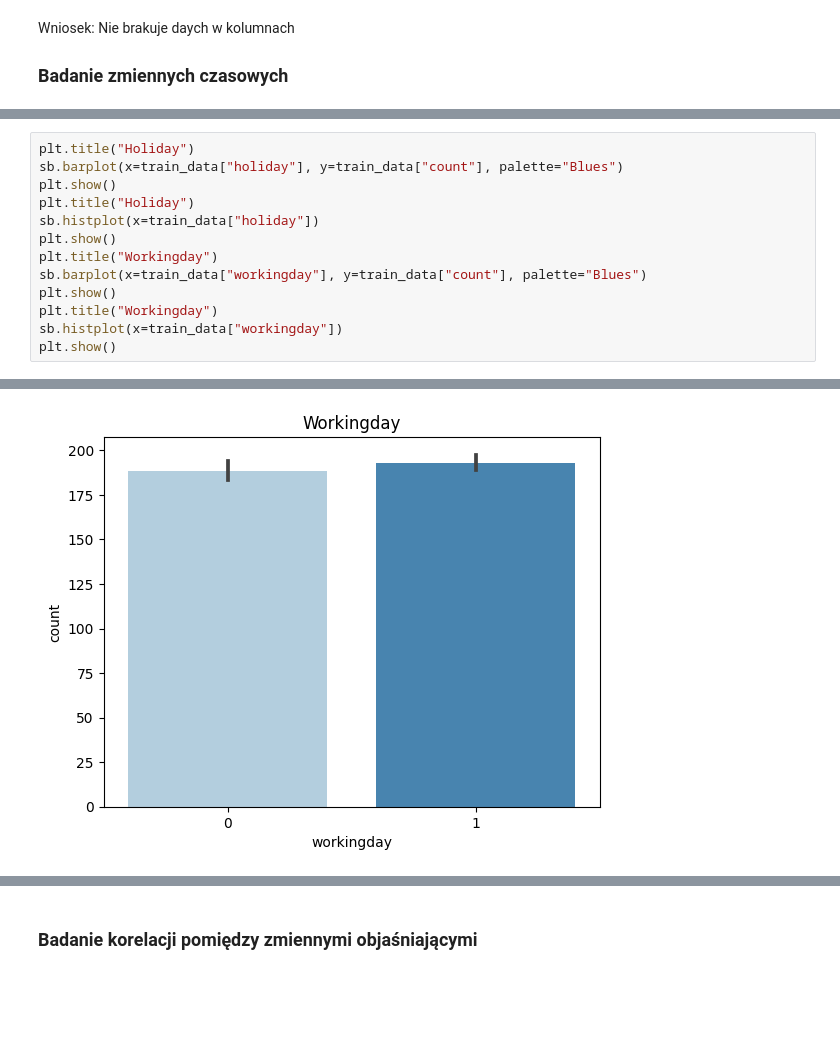
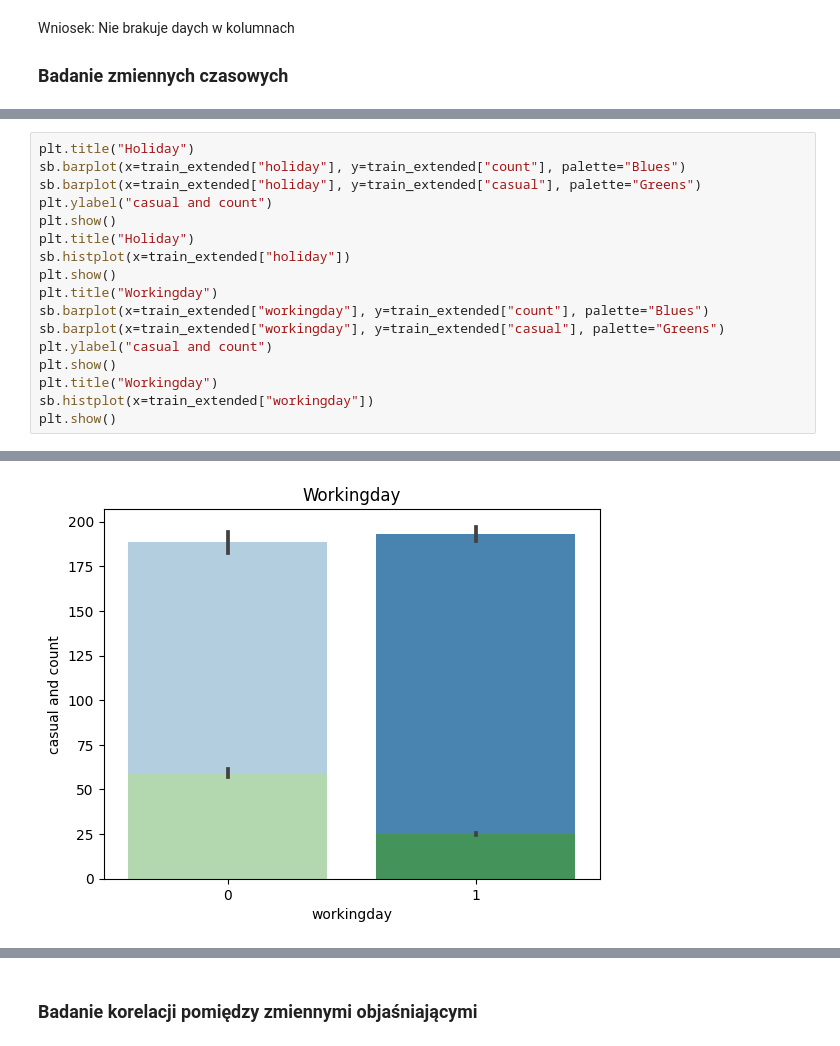
Before and after one commit to arkadiuszsitkiewicz/bike-sharing-demand, a Jupyter notebook: 01_Analiza danych.ipynb, the cells around one changed output, grey strips where cells are left out. Drawn from its saved outputs; the diff is of its cells as text; blank space fills up the shorter version.

```diff
--- a/01_Analiza danych.ipynb
+++ b/01_Analiza danych.ipynb
@@ -110,14 +153,18 @@ plt.show()
 # %%
 plt.title("Holiday")
-sb.barplot(x=train_data["holiday"], y=train_data["count"], palette="Blues")
+sb.barplot(x=train_extended["holiday"], y=train_extended["count"], palette="Blues")
+sb.barplot(x=train_extended["holiday"], y=train_extended["casual"], palette="Greens")
+plt.ylabel("casual and count")
 plt.show()
 plt.title("Holiday")
-sb.histplot(x=train_data["holiday"])
+sb.histplot(x=train_extended["holiday"])
 plt.show()
 plt.title("Workingday")
-sb.barplot(x=train_data["workingday"], y=train_data["count"], palette="Blues")
+sb.barplot(x=train_extended["workingday"], y=train_extended["count"], palette="Blues")
+sb.barplot(x=train_extended["workingday"], y=train_extended["casual"], palette="Greens")
+plt.ylabel("casual and count")
 plt.show()
 plt.title("Workingday")
-sb.histplot(x=train_data["workingday"])
+sb.histplot(x=train_extended["workingday"])
 plt.show()
 # %% [output]
@@ -125,5 +172,5 @@ plt.show()
 [figure]
-[figure, old version]
+[figure, new version]
 [figure]
 # %%
 plt.title("Season")
```
Also changed, not shown: parts of 18 cells of this notebook, 1 other file.
